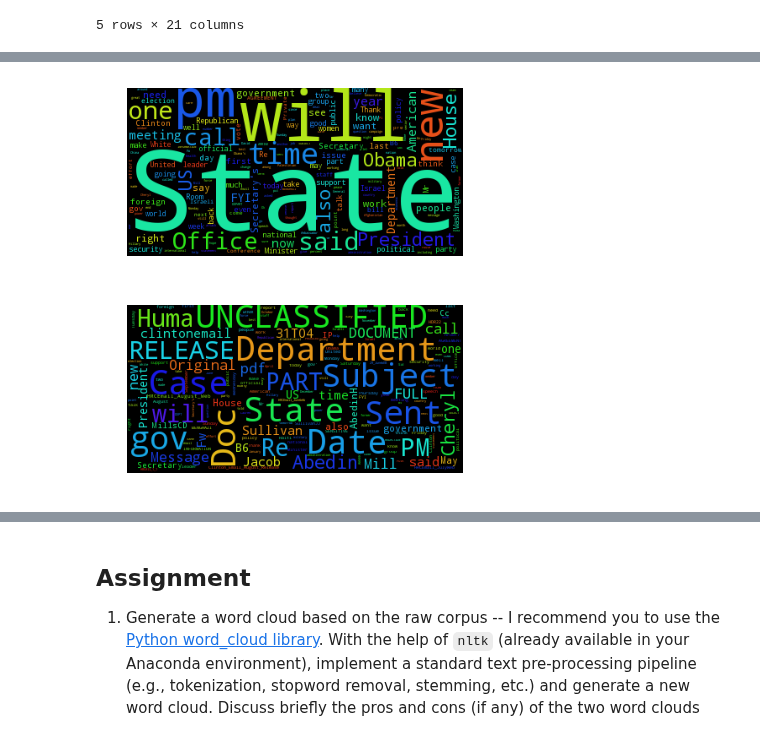
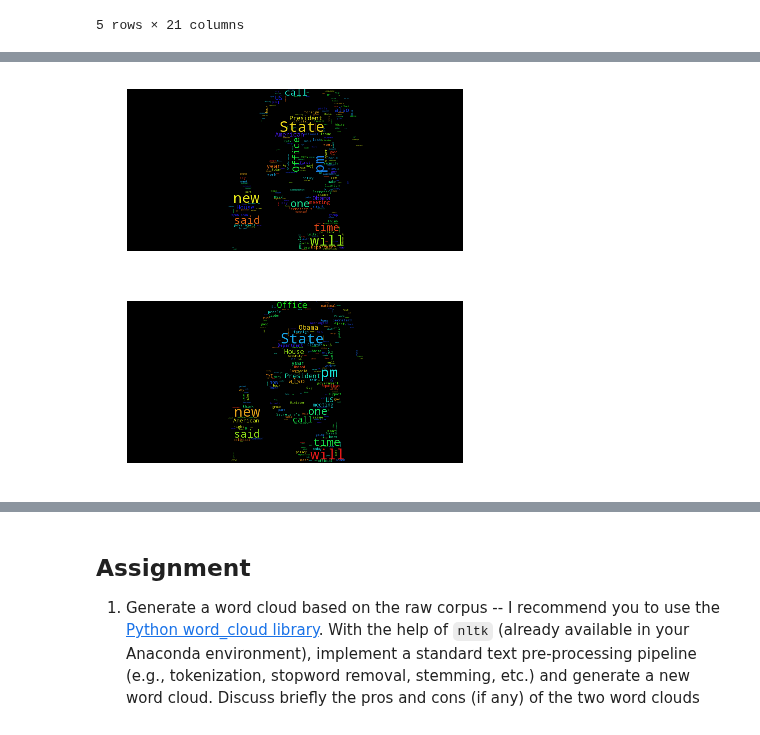
Before and after one commit to PaluchowskiMatthew/ADA-Kepler, a Jupyter notebook: 05 - Taming Text/05 - Taming Text.ipynb, the cells around one changed output, grey strips where cells are left out. Cells and saved outputs as stored; diff of their text form; code cells hidden in the pictures.

Commit message:
Text preprocessing

```diff
--- a/05 - Taming Text/05 - Taming Text.ipynb
+++ b/05 - Taming Text/05 - Taming Text.ipynb
@@ -75,19 +58,24 @@ cleanedList = [str(x) for x in emailsList if str(x) != 'nan']
 # %%
 rawExtractedBody = ' '.join(cleanedList)
 # %%
-# Generate a word cloud image
-wordcloud = WordCloud().generate(rawExtractedBody)
+def generate_word_cloud(text):
+    mask = np.array(Image.open("hillary_mask_1.jpg"))
 
-# Display the generated image:
-plt.imshow(wordcloud)
-plt.axis("off")
+    # Generate a word cloud image
+    wordcloud = WordCloud(mask=mask).generate(text)
 
-# lower max_font_size
-wordcloud = WordCloud(max_font_size=40).generate(text)
-plt.figure()
-plt.imshow(wordcloud)
-plt.axis("off")
-plt.show()
+    # Display the generated image:
+    plt.imshow(wordcloud)
+    plt.axis("off")
+
+    # lower max_font_size
+    wordcloud = WordCloud(max_font_size=40, mask=mask).generate(text)
+    plt.figure()
+    plt.imshow(wordcloud)
+    plt.axis("off")
+    plt.show()
+
+generate_word_cloud(rawExtractedBody)
 # %% [output]
-[figure, old version]
+[figure, new version]
-[figure, old version]
+[figure, new version]
```
Also changed, not shown: parts of 13 cells of this notebook, 1 other file.
